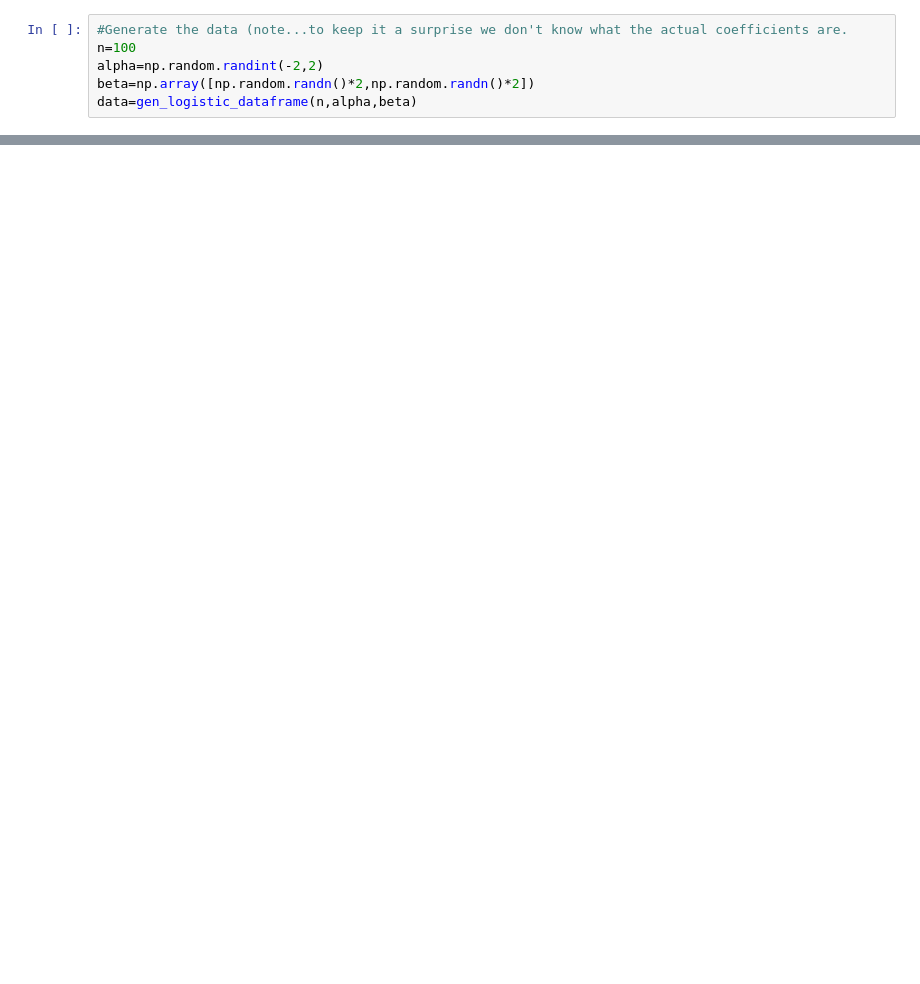
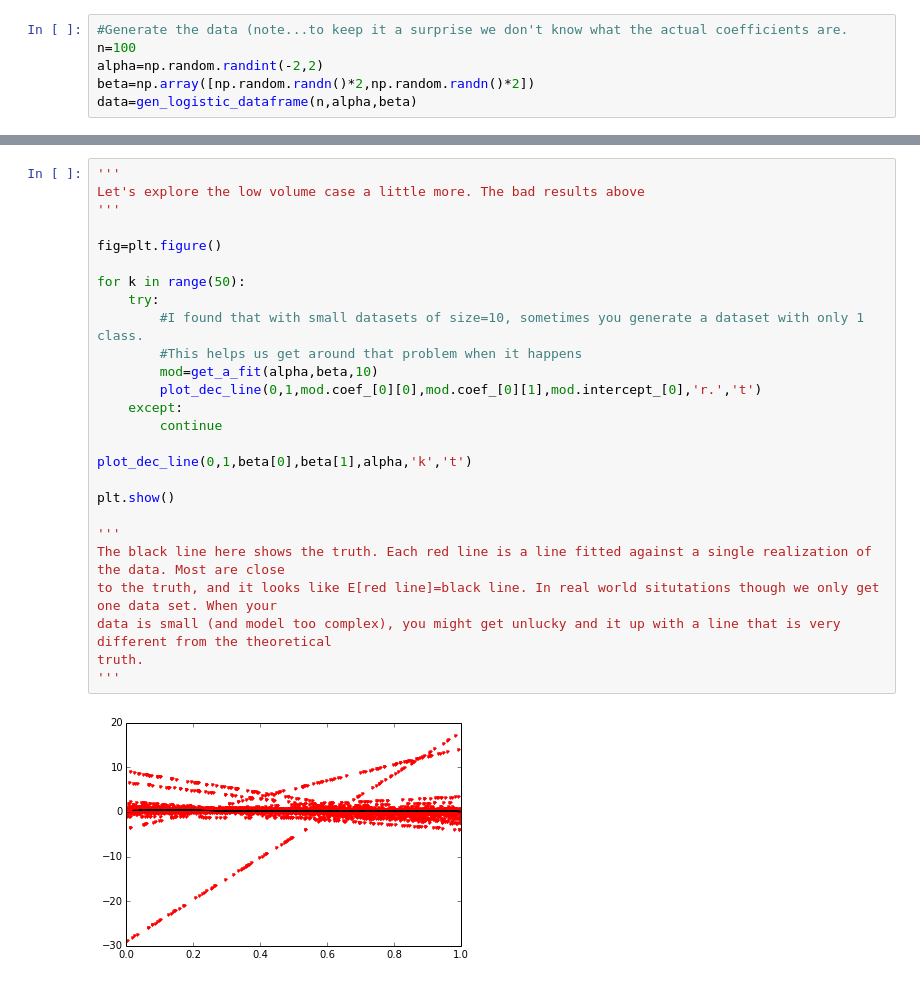
Before and after one commit to briandalessandro/DataScienceCourse, a Jupyter notebook: ipython/Lecture2_ScikitLearnExample.ipynb, the cells around one changed output, grey strips where cells are left out. Saved outputs shown, nothing was run; the diff lists cells and outputs as text; blank space fills up the shorter version.

```diff
--- a/ipython/Lecture2_ScikitLearnExample.ipynb
+++ b/ipython/Lecture2_ScikitLearnExample.ipynb
@@ -158,0 +155,28 @@ m1.coef_,m2.coef_
+# %%
+'''
+Let's explore the low volume case a little more. The bad results above
+'''
+
+fig=plt.figure()
+
+for k in range(50):
+    try:
+        #I found that with small datasets of size=10, sometimes you generate a dataset with only 1 class.
+        #This helps us get around that problem when it happens
+        mod=get_a_fit(alpha,beta,10)
+        plot_dec_line(0,1,mod.coef_[0][0],mod.coef_[0][1],mod.intercept_[0],'r.','t')
+    except:
+        continue
+
+plot_dec_line(0,1,beta[0],beta[1],alpha,'k','t')
+
+plt.show()
+
+'''
+The black line here shows the truth. Each red line is a line fitted against a single realization of the data. Most are close
+to the truth, and it looks like E[red line]=black line. In real world situtations though we only get one data set. When your
+data is small (and model too complex), you might get unlucky and it up with a line that is very different from the theoretical
+truth.
+'''
+# %% [output]
+[figure, added]
```
Also changed, not shown: parts of 11 cells of this notebook.
